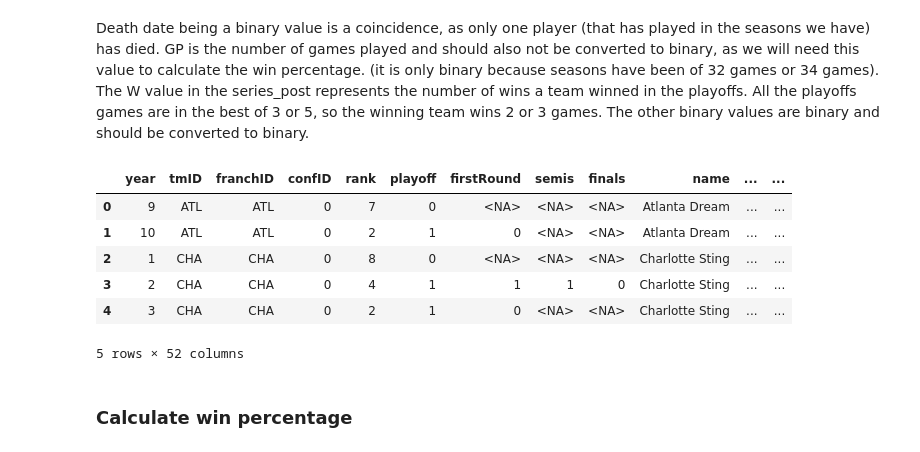
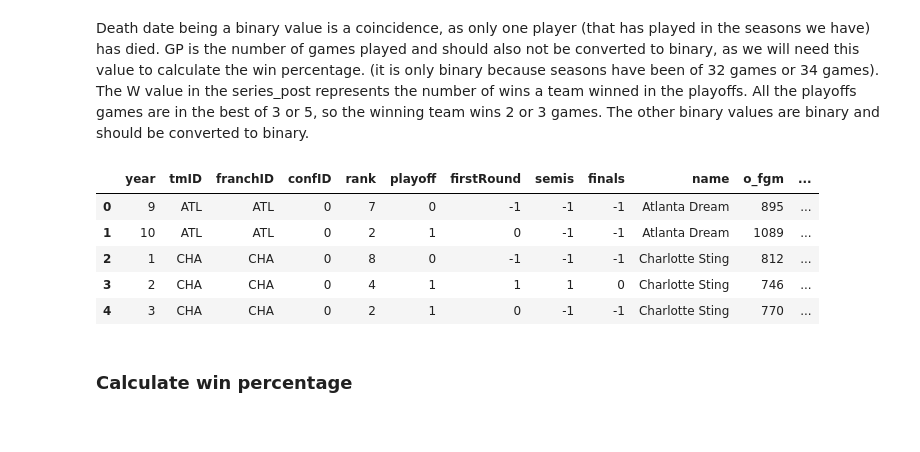
Before and after one commit to jogp10/WnbaPlayoffsPredicting, a Jupyter notebook: notebooks/preparation.ipynb, the cells around one changed output. Cells and saved outputs as stored; diff of their text form; code cells hidden in the pictures.

```diff
--- a/notebooks/preparation.ipynb
+++ b/notebooks/preparation.ipynb
@@ -296,29 +296,29 @@ The other binary values are binary and should be converted to binary.
 # %%
 #Convert the binary columns to 0 and 1 (confID, playoff, firstRound, semis, finals)
 
 binary_columns = ["confID", "playoff", "firstRound", "semis", "finals"]
 
 for col in binary_columns:
     dfs["teams_df"][col] = dfs["teams_df"][col].replace('EA', 0)
     dfs["teams_df"][col] = dfs["teams_df"][col].replace('WE', 1)
     dfs["teams_df"][col] = dfs["teams_df"][col].replace('L', 0)
     dfs["teams_df"][col] = dfs["teams_df"][col].replace('W', 1)
     dfs["teams_df"][col] = dfs["teams_df"][col].replace('N', 0)
     dfs["teams_df"][col] = dfs["teams_df"][col].replace('Y',1)
+    dfs["teams_df"][col] = dfs["teams_df"][col].fillna(-1)
 
 #change the type of the column to int
 for col in binary_columns:
     dfs["teams_df"][col] = dfs["teams_df"][col].astype("Int64")
 
 dfs["teams_df"].head()
 # %% [output]
-|  | year | tmID | franchID | confID | rank | playoff | firstRound | semis | finals | name | ... | ... |
-| 0 | 9 | ATL | ATL | 0 | 7 | 0 | <NA> | <NA> | <NA> | Atlanta Dream | ... | ... |
-| 1 | 10 | ATL | ATL | 0 | 2 | 1 | 0 | <NA> | <NA> | Atlanta Dream | ... | ... |
-| 2 | 1 | CHA | CHA | 0 | 8 | 0 | <NA> | <NA> | <NA> | Charlotte Sting | ... | ... |
-| 3 | 2 | CHA | CHA | 0 | 4 | 1 | 1 | 1 | 0 | Charlotte Sting | ... | ... |
-| 4 | 3 | CHA | CHA | 0 | 2 | 1 | 0 | <NA> | <NA> | Charlotte Sting | ... | ... |
+|  | year | tmID | franchID | confID | rank | playoff | firstRound | semis | finals | name | o_fgm | ... |
+| 0 | 9 | ATL | ATL | 0 | 7 | 0 | -1 | -1 | -1 | Atlanta Dream | 895 | ... |
+| 1 | 10 | ATL | ATL | 0 | 2 | 1 | 0 | -1 | -1 | Atlanta Dream | 1089 | ... |
+| 2 | 1 | CHA | CHA | 0 | 8 | 0 | -1 | -1 | -1 | Charlotte Sting | 812 | ... |
+| 3 | 2 | CHA | CHA | 0 | 4 | 1 | 1 | 1 | 0 | Charlotte Sting | 746 | ... |
+| 4 | 3 | CHA | CHA | 0 | 2 | 1 | 0 | -1 | -1 | Charlotte Sting | 770 | ... |
-5 rows × 52 columns
 # %% [markdown]
 ### Calculate win percentage
 # %% [markdown]
```
Also changed, not shown: parts of 8 cells of this notebook, 11 other files.
